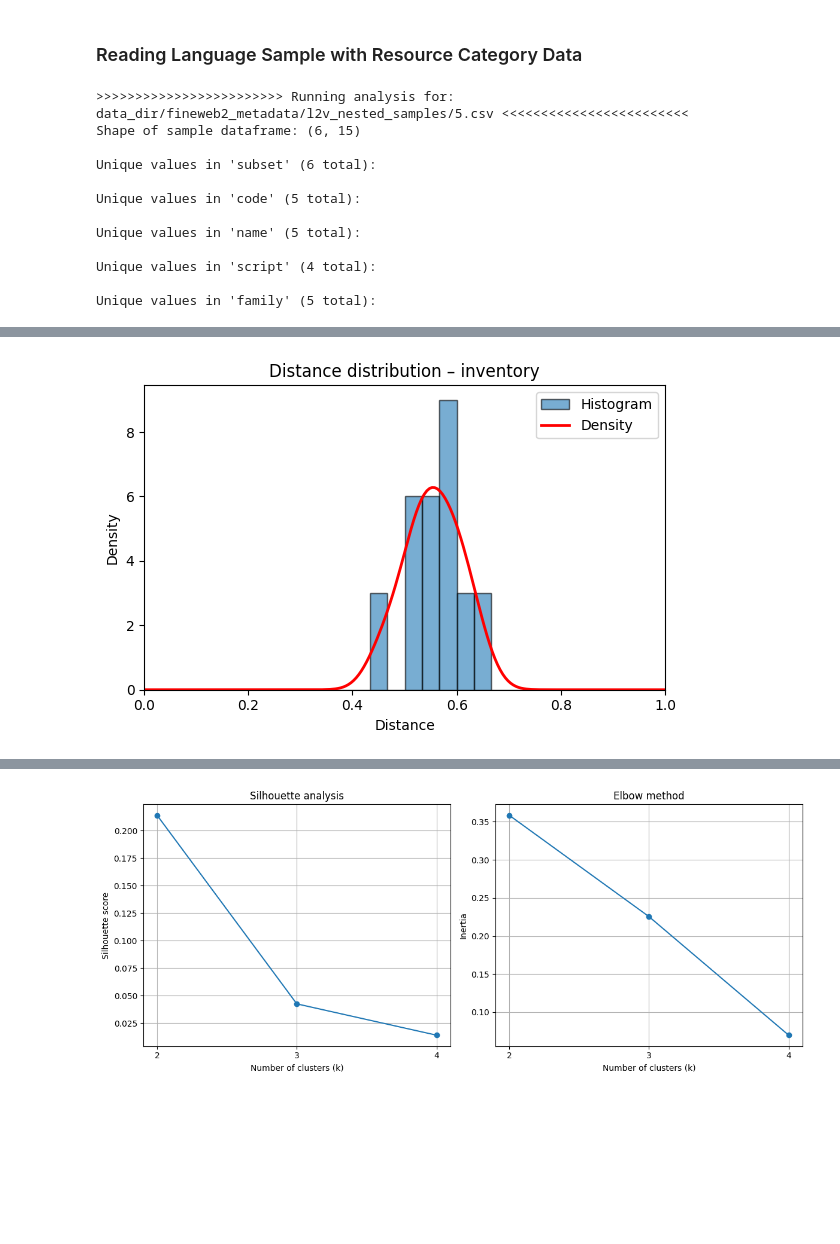
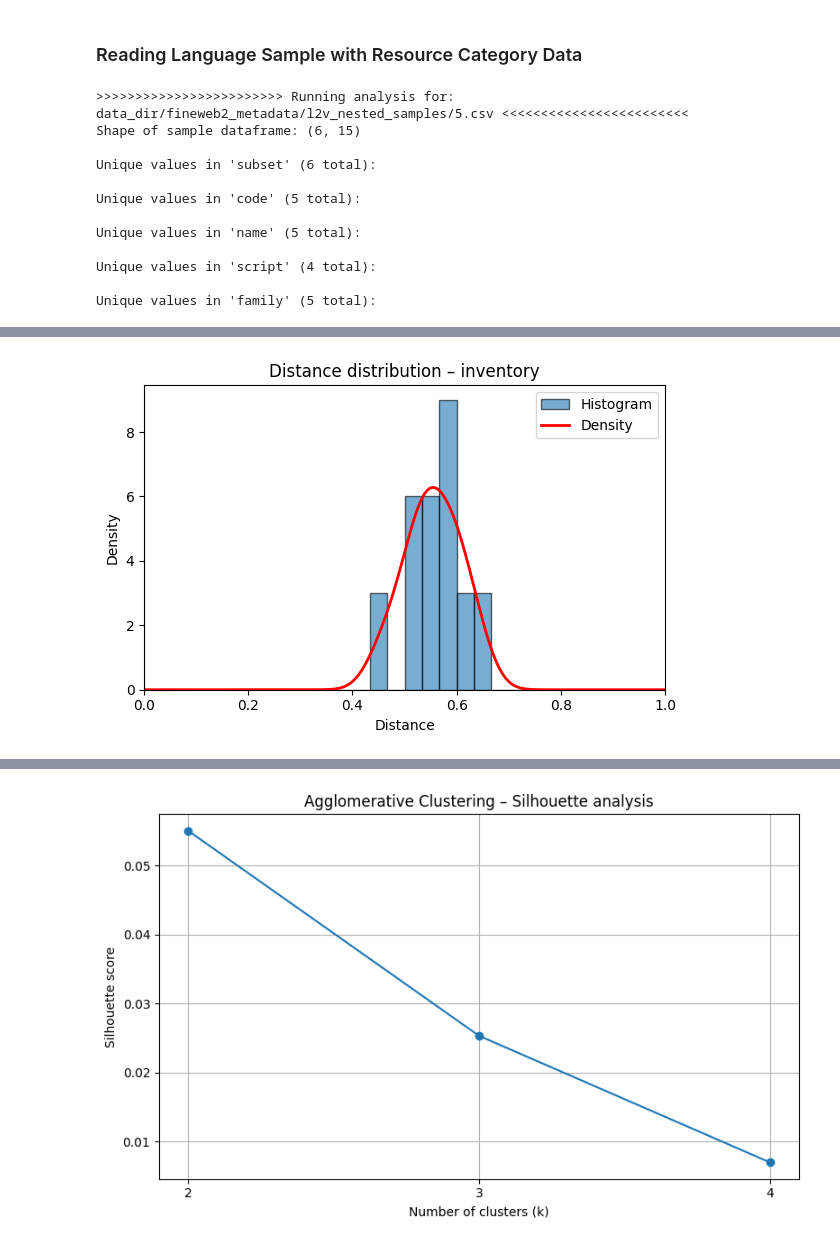
Before and after one commit to dice-group/moe-study, a Jupyter notebook: data_sample/notebook/sample_cluster_analysis.ipynb, the cells around one changed output, grey strips where cells are left out. Saved outputs shown, nothing was run; the diff lists cells and outputs as text; code cells hidden in the pictures; blank space fills up the shorter version.

Commit message:
updating cluster analysis

```diff
--- a/data_sample/notebook/sample_cluster_analysis.ipynb
+++ b/data_sample/notebook/sample_cluster_analysis.ipynb
@@ -59,33 +59,9 @@ available_langs = set(DISTANCE_LANGUAGES)          # e.g. {'eng', 'fra', ...}
 import numpy as np
 import pandas as pd
 import matplotlib.pyplot as plt
-from sklearn.manifold import MDS
-from sklearn.cluster import KMeans
+from sklearn.decomposition import PCA
+from sklearn.cluster import AgglomerativeClustering
 from sklearn.metrics import silhouette_score
-
-def combine_distance_matrices(dist_map, weights=None):
-    # Convert every distance matrix to a NumPy array (ensures ``.shape`` exists)
-    arrays = {name: np.asarray(mat, dtype=float) for name, mat in dist_map.items()}
-
-    distance_names = list(arrays.keys())
-    n = arrays[distance_names[0]].shape[0]               # number of languages
-
-    # Default: equal weight for each distance type
-    if weights is None:
-        weights = np.ones(len(distance_names)) / len(distance_names)
-    else:
-        weights = np.asarray(weights, dtype=float)
-        weights = weights / weights.sum()                # normalise
-
-    combined = np.zeros((n, n), dtype=float)
-    for w, name in zip(weights, distance_names):
-        combined += w * arrays[name]
-
-    # Enforce exact symmetry & zero diagonal (important for MDS)
-    combined = (combined + combined.T) / 2.0
-    np.fill_diagonal(combined, 0.0)
-
-    return combined
 
 def run_cluster_analysis(sample_lang_doc_distr_df):
 
@@ -110,63 +86,67 @@ def run_cluster_analysis(sample_lang_doc_distr_df):
         tril_vals = mat_arr[np.tril_indices_from(mat_arr, k=-1)]
 
         plt.figure(figsize=(6, 4))
-        # Normalised histogram (density=True) : total area = 1
         plt.hist(tril_vals, bins=30, range=(0, 1), density=True,
                  edgecolor='black', alpha=0.6, label='Histogram')
-
-        # KDE needs a non‑zero variance, otherwise the covariance matrix is singular.
         if np.var(tril_vals) > 0:
             from scipy.stats import gaussian_kde
-            # tiny jitter prevents exact‑zero variance in edge‑cases
             jittered = tril_vals + np.random.normal(scale=1e-12, size=tril_vals.shape)
             kde = gaussian_kde(jittered)
             xs = np.linspace(0, 1, 200)
             plt.plot(xs, kde(xs), color='red', lw=2, label='Density')
         else:
-            # No variance, skip KDE, but keep the histogram
             plt.text(0.5, 0.5, 'All values identical – no KDE',
                      transform=plt.gca().transAxes,
                      ha='center', va='center', color='gray')
-
         plt.title(f'Distance distribution – {name}')
         plt.xlabel('Distance')
         plt.ylabel('Density')
-        plt.xlim(0, 1)               # force axis to 0‑1
+        plt.xlim(0, 1)
         plt.legend()
         plt.tight_layout()
         plt.show()
 
-    combined_dist = combine_distance_matrices(dist_matrix_map)
+    distance_names = list(dist_matrix_map.keys())
+    n = len(lang_codes)
 
-    mds = MDS(n_components=2, dissimilarity='precomputed',
-              random_state=42, metric=True, n_init=4)
-    coords = mds.fit_transform(combined_dist)
+    mats = []                     # will hold N×N (raw) matrices
+    for name in distance_names:
+        mat = np.asarray(dist_matrix_map[name], dtype=float)
+        # No normalisation – use the raw distance values directly
+        mats.append(mat)
 
-    range_k = list(range(2, len(lang_codes)))
-    silhouette_scores = []
-    inertias = []
+    X = np.hstack(mats)   # X[i] = [row_i of mat1, …, row_i of mat6]
+
+    # Reducing dimensions to remove redundant dimensions and can make clusters more apparent.
+    pca = PCA(n_components=0.95, random_state=42)
+    X_reduced = pca.fit_transform(X)
+
+    print(f"Original dim: {X.shape[1]}, reduced dim: {X_reduced.shape[1]}")
+
+    range_k = list(range(2, n))
+    silhouette_scores = []   # will hold scores for Agglomerative clustering
+    # inertias list removed – not applicable for hierarchical clustering
 
     for k in range_k:
-        km = KMeans(n_clusters=k, random_state=42, n_init='auto')
-        labels = km.fit_predict(coords)
+        # Agglomerative clustering with cosine distance (average linkage)
+        agg = AgglomerativeClustering(
+            n_clusters=k,
+            metric='cosine',        # use cosine similarity as distance metric as mentioned in lang2vec repo
+            linkage='average'
+        )
+        labels = agg.fit_predict(X_reduced)
 
-        sil = silhouette_score(coords, labels, metric='euclidean')
+        sil = silhouette_score(X_reduced, labels, metric='cosine')
         silhouette_scores.append(sil)
 
-        inertias.append(km.inertia_)
-
     # Plotting
-    _, ax = plt.subplots(1, 2, figsize=(12, 5))
-    ax[0].plot(range_k, silhouette_scores, marker='o')
-    ax[0].set_xlabel('Number of clusters (k)'); ax[0].set_ylabel('Silhouette score')
-    ax[0].set_title('Silhouette analysis'); ax[0].grid(True)
-    ax[0].xaxis.set_major_locator(plt.MaxNLocator(integer=True))
-
-    ax[1].plot(range_k, inertias, marker='o')
-    ax[1].set_xlabel('Number of clusters (k)'); ax[1].set_ylabel('Inertia')
-    ax[1].set_title('Elbow method'); ax[1].grid(True)
-    ax[1].xaxis.set_major_locator(plt.MaxNLocator(integer=True))
-
+    _, ax = plt.subplots(1, 1, figsize=(8, 5))
+    ax.plot(range_k, silhouette_scores, marker='o')
+    ax.set_xlabel('Number of clusters (k)')
+    ax.set_ylabel('Silhouette score')
+    ax.set_title('Agglomerative Clustering – Silhouette analysis')
+    ax.grid(True)
+    ax.xaxis.set_major_locator(plt.MaxNLocator(integer=True))
     plt.tight_layout()
     plt.show()
 
@@ -204 +185 @@ Unique values in 'family' (5 total):
-[figure, old version]
+[figure, new version]
```
Also changed, not shown: parts of 1 cell of this notebook.
